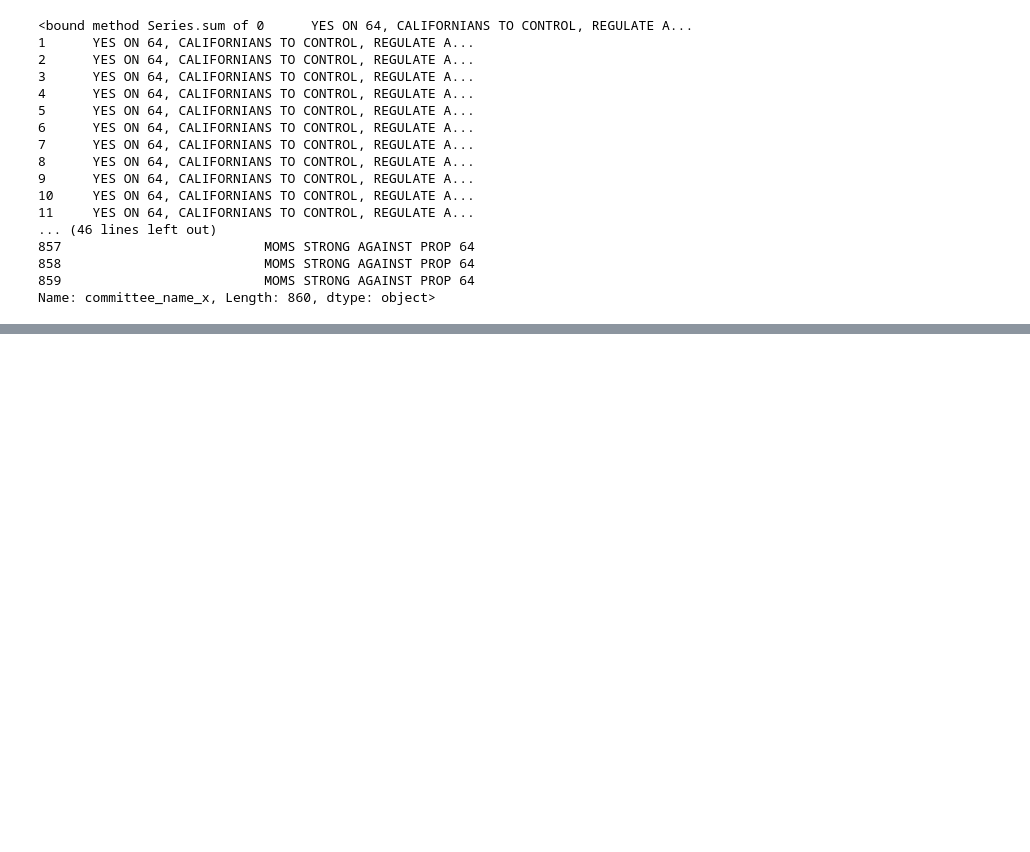
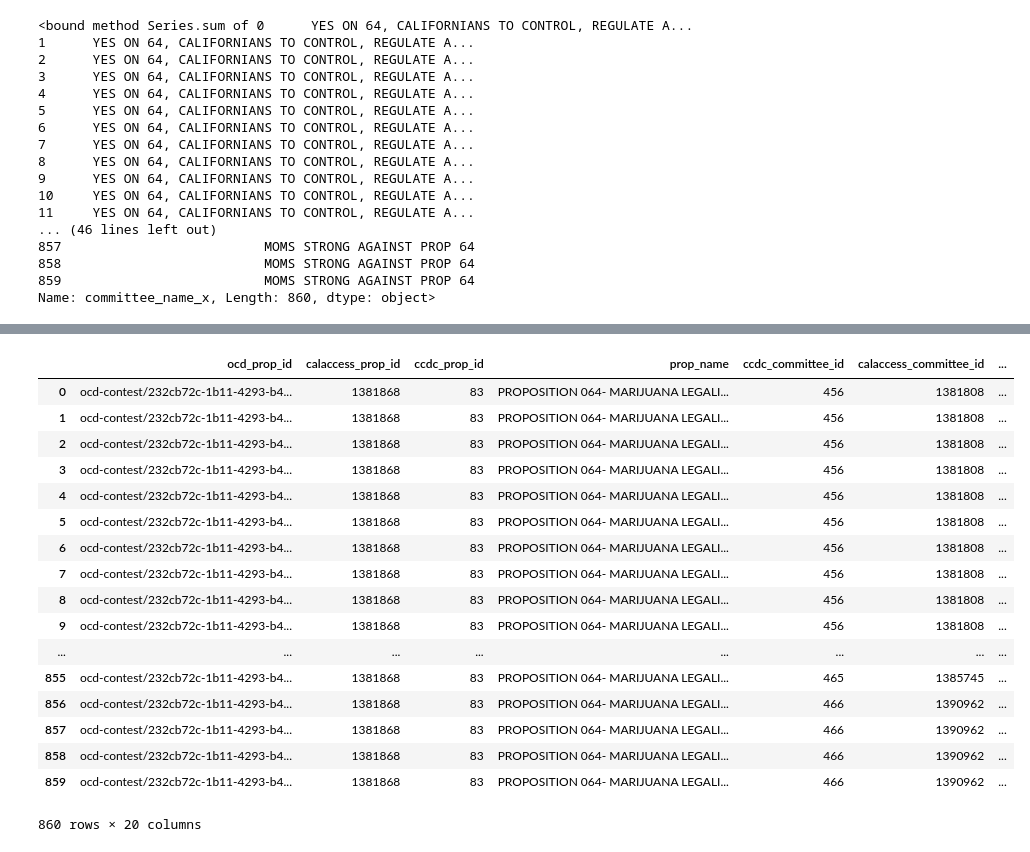
Before and after one commit to andrewcoombes/August7notebook, a Jupyter notebook: Prop64Andy.ipynb, the cells around one changed output, grey strips where cells are left out. Saved outputs shown, nothing was run; the diff lists cells and outputs as text; code cells hidden in the pictures; blank space fills up the shorter version.

```diff
--- a/Prop64Andy.ipynb
+++ b/Prop64Andy.ipynb
@@ -251,0 +363,2 @@ Name: committee_name_x, Length: 860, dtype: object>
+# %%
+prop64 = props[props.prop_name == "PROPOSITION 064- MARIJUANA LEGALIZATION. INITIATIVE STATUTE."]
@@ -251,0 +402,21 @@ Name: committee_name_x, Length: 860, dtype: object>
+# %%
+pd.merge(prop64, contribs, on="calaccess_committee_id")
+# %% [output]
+|  | ocd_prop_id | calaccess_prop_id | ccdc_prop_id | prop_name | ccdc_committee_id | calaccess_committee_id | ... |
+| 0 | ocd-contest/232cb72c-1b11-4293-b4... | 1381868 | 83 | PROPOSITION 064- MARIJUANA LEGALI... | 456 | 1381808 | ... |
+| 1 | ocd-contest/232cb72c-1b11-4293-b4... | 1381868 | 83 | PROPOSITION 064- MARIJUANA LEGALI... | 456 | 1381808 | ... |
+| 2 | ocd-contest/232cb72c-1b11-4293-b4... | 1381868 | 83 | PROPOSITION 064- MARIJUANA LEGALI... | 456 | 1381808 | ... |
+| 3 | ocd-contest/232cb72c-1b11-4293-b4... | 1381868 | 83 | PROPOSITION 064- MARIJUANA LEGALI... | 456 | 1381808 | ... |
+| 4 | ocd-contest/232cb72c-1b11-4293-b4... | 1381868 | 83 | PROPOSITION 064- MARIJUANA LEGALI... | 456 | 1381808 | ... |
+| 5 | ocd-contest/232cb72c-1b11-4293-b4... | 1381868 | 83 | PROPOSITION 064- MARIJUANA LEGALI... | 456 | 1381808 | ... |
+| 6 | ocd-contest/232cb72c-1b11-4293-b4... | 1381868 | 83 | PROPOSITION 064- MARIJUANA LEGALI... | 456 | 1381808 | ... |
+| 7 | ocd-contest/232cb72c-1b11-4293-b4... | 1381868 | 83 | PROPOSITION 064- MARIJUANA LEGALI... | 456 | 1381808 | ... |
+| 8 | ocd-contest/232cb72c-1b11-4293-b4... | 1381868 | 83 | PROPOSITION 064- MARIJUANA LEGALI... | 456 | 1381808 | ... |
+| 9 | ocd-contest/232cb72c-1b11-4293-b4... | 1381868 | 83 | PROPOSITION 064- MARIJUANA LEGALI... | 456 | 1381808 | ... |
+| ... | ... | ... | ... | ... | ... | ... | ... |
+| 855 | ocd-contest/232cb72c-1b11-4293-b4... | 1381868 | 83 | PROPOSITION 064- MARIJUANA LEGALI... | 465 | 1385745 | ... |
+| 856 | ocd-contest/232cb72c-1b11-4293-b4... | 1381868 | 83 | PROPOSITION 064- MARIJUANA LEGALI... | 466 | 1390962 | ... |
+| 857 | ocd-contest/232cb72c-1b11-4293-b4... | 1381868 | 83 | PROPOSITION 064- MARIJUANA LEGALI... | 466 | 1390962 | ... |
+| 858 | ocd-contest/232cb72c-1b11-4293-b4... | 1381868 | 83 | PROPOSITION 064- MARIJUANA LEGALI... | 466 | 1390962 | ... |
+| 859 | ocd-contest/232cb72c-1b11-4293-b4... | 1381868 | 83 | PROPOSITION 064- MARIJUANA LEGALI... | 466 | 1390962 | ... |
+860 rows × 20 columns
```
Also changed, not shown: parts of 33 cells of this notebook.
